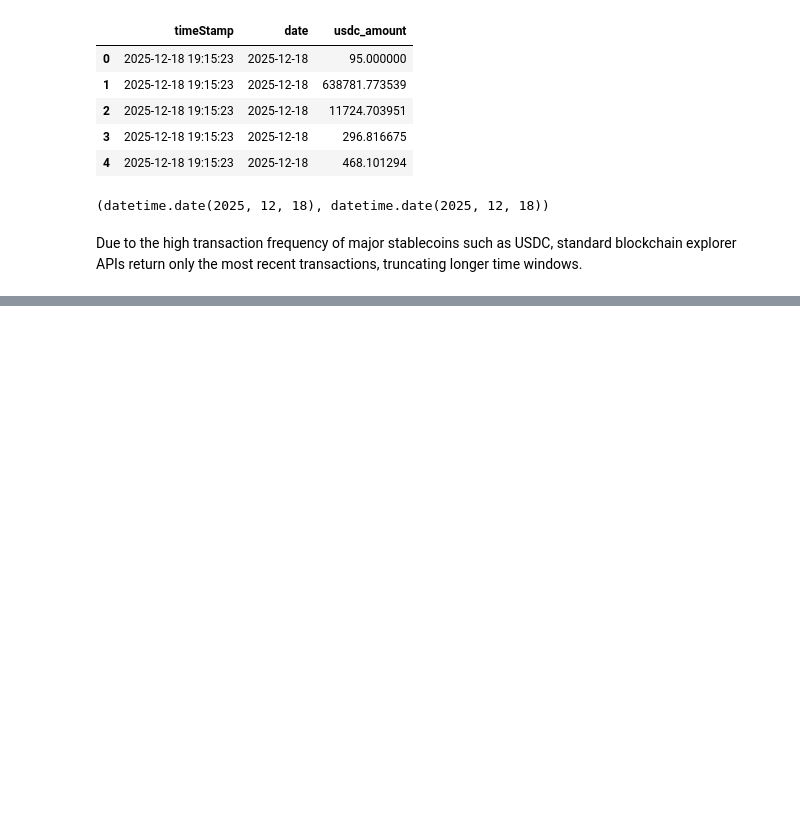
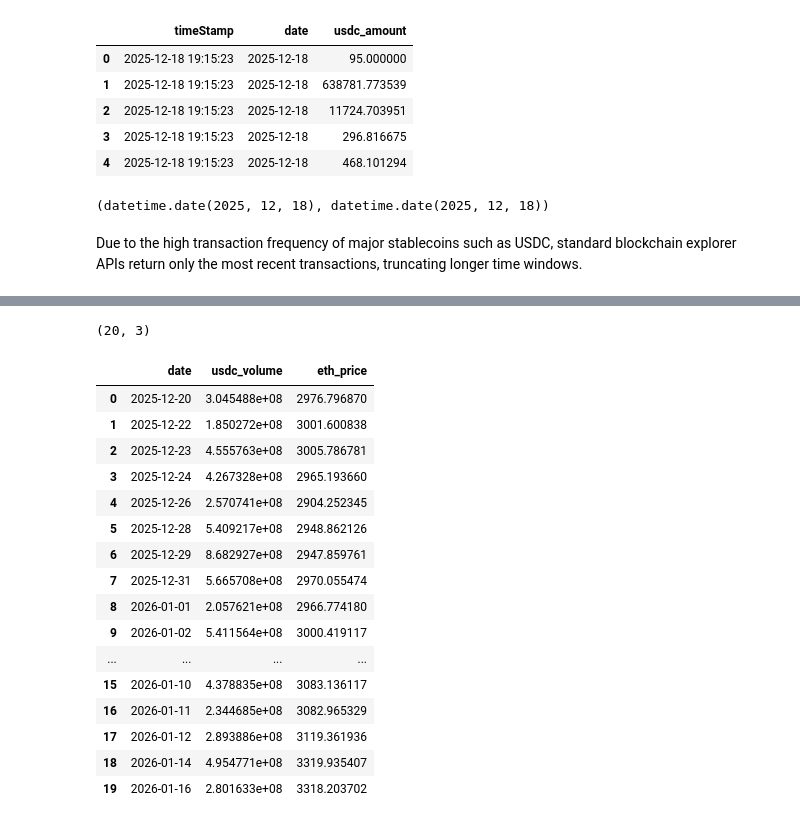
Before and after one commit to khatibmanar/StableCoin-Analysis, a Jupyter notebook: notebooks/usdc_30d_onchain_analysis.ipynb, the cells around one changed output, grey strips where cells are left out. Saved outputs shown, nothing was run; the diff lists cells and outputs as text; code cells hidden in the pictures; blank space fills up the shorter version.

```diff
--- a/notebooks/usdc_30d_onchain_analysis.ipynb
+++ b/notebooks/usdc_30d_onchain_analysis.ipynb
@@ -41,0 +156,20 @@ To extend coverage beyond a single day, I implement a block-by-day querying stra
+# %%
+# Using CoinGecko endpoint to retrieve ETH daily prices for the past 30 days as a proxy for market-wide crypto conditions
+url = "https://api.coingecko.com/api/v3/coins/ethereum/market_chart"
+params = {
+    "vs_currency": "usd",
+    "days": 30,      # match your USDC window
+    "interval": "daily"
+}
+
+response = requests.get(url, params=params)
+data = response.json()
+
+# Extract prices
+prices = data["prices"]
+
+eth_prices = pd.DataFrame(prices, columns=["timestamp", "eth_price"])
+eth_prices["date"] = pd.to_datetime(eth_prices["timestamp"], unit="ms").dt.date
+eth_prices = eth_prices[["date", "eth_price"]]
+
+eth_prices.head()
@@ -41,0 +201,24 @@ To extend coverage beyond a single day, I implement a block-by-day querying stra
+# %%
+merged.shape
+# %% [output]
+(20, 3)
+# %%
+merged
+# %% [output]
+|  | date | usdc_volume | eth_price |
+| 0 | 2025-12-20 | 3.045488e+08 | 2976.796870 |
+| 1 | 2025-12-22 | 1.850272e+08 | 3001.600838 |
+| 2 | 2025-12-23 | 4.555763e+08 | 3005.786781 |
+| 3 | 2025-12-24 | 4.267328e+08 | 2965.193660 |
+| 4 | 2025-12-26 | 2.570741e+08 | 2904.252345 |
+| 5 | 2025-12-28 | 5.409217e+08 | 2948.862126 |
+| 6 | 2025-12-29 | 8.682927e+08 | 2947.859761 |
+| 7 | 2025-12-31 | 5.665708e+08 | 2970.055474 |
+| 8 | 2026-01-01 | 2.057621e+08 | 2966.774180 |
+| 9 | 2026-01-02 | 5.411564e+08 | 3000.419117 |
+| ... | ... | ... | ... |
+| 15 | 2026-01-10 | 4.378835e+08 | 3083.136117 |
+| 16 | 2026-01-11 | 2.344685e+08 | 3082.965329 |
+| 17 | 2026-01-12 | 2.893886e+08 | 3119.361936 |
+| 18 | 2026-01-14 | 4.954771e+08 | 3319.935407 |
+| 19 | 2026-01-16 | 2.801633e+08 | 3318.203702 |
```
Also changed, not shown: parts of 20 cells of this notebook, 4 other files.
